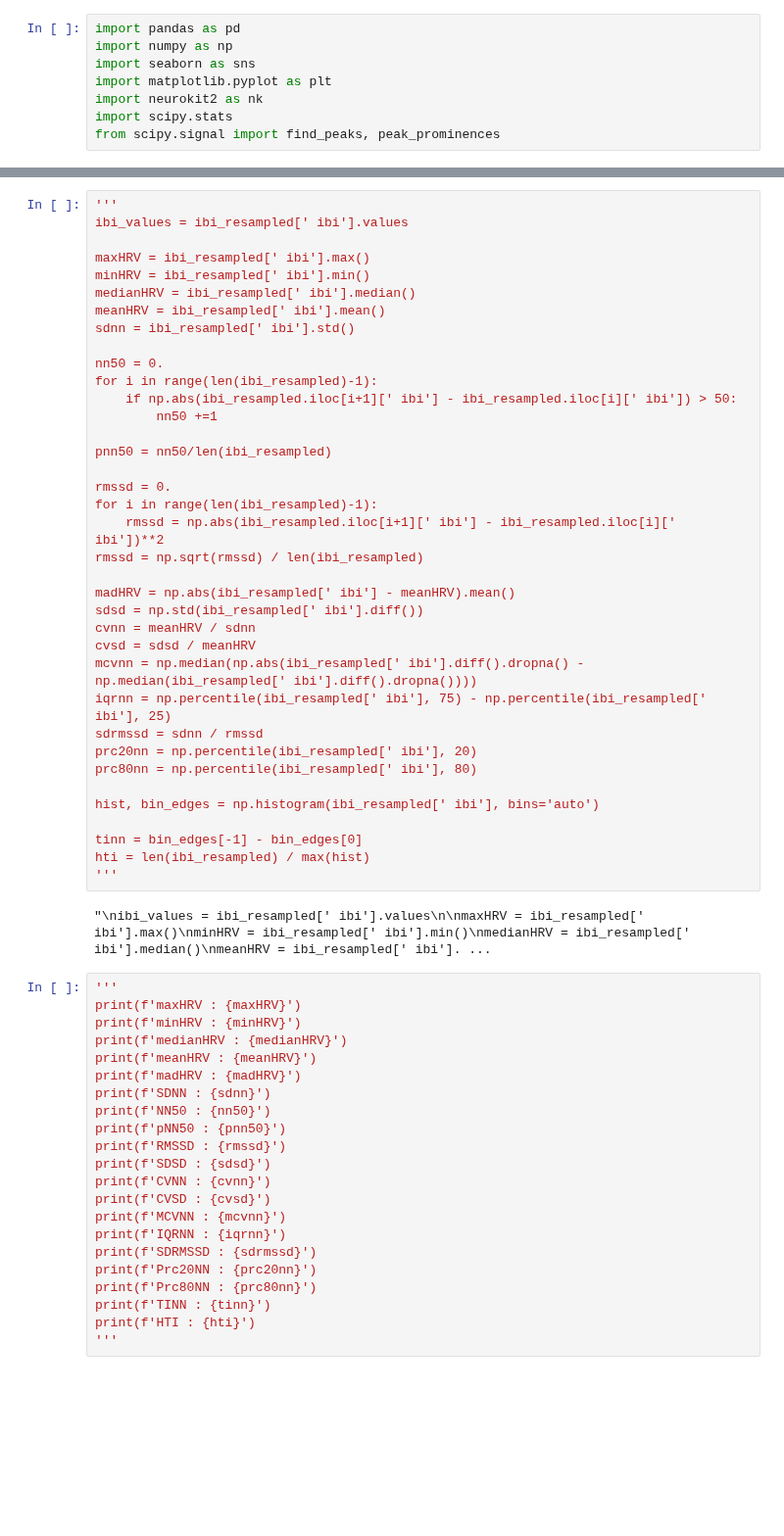
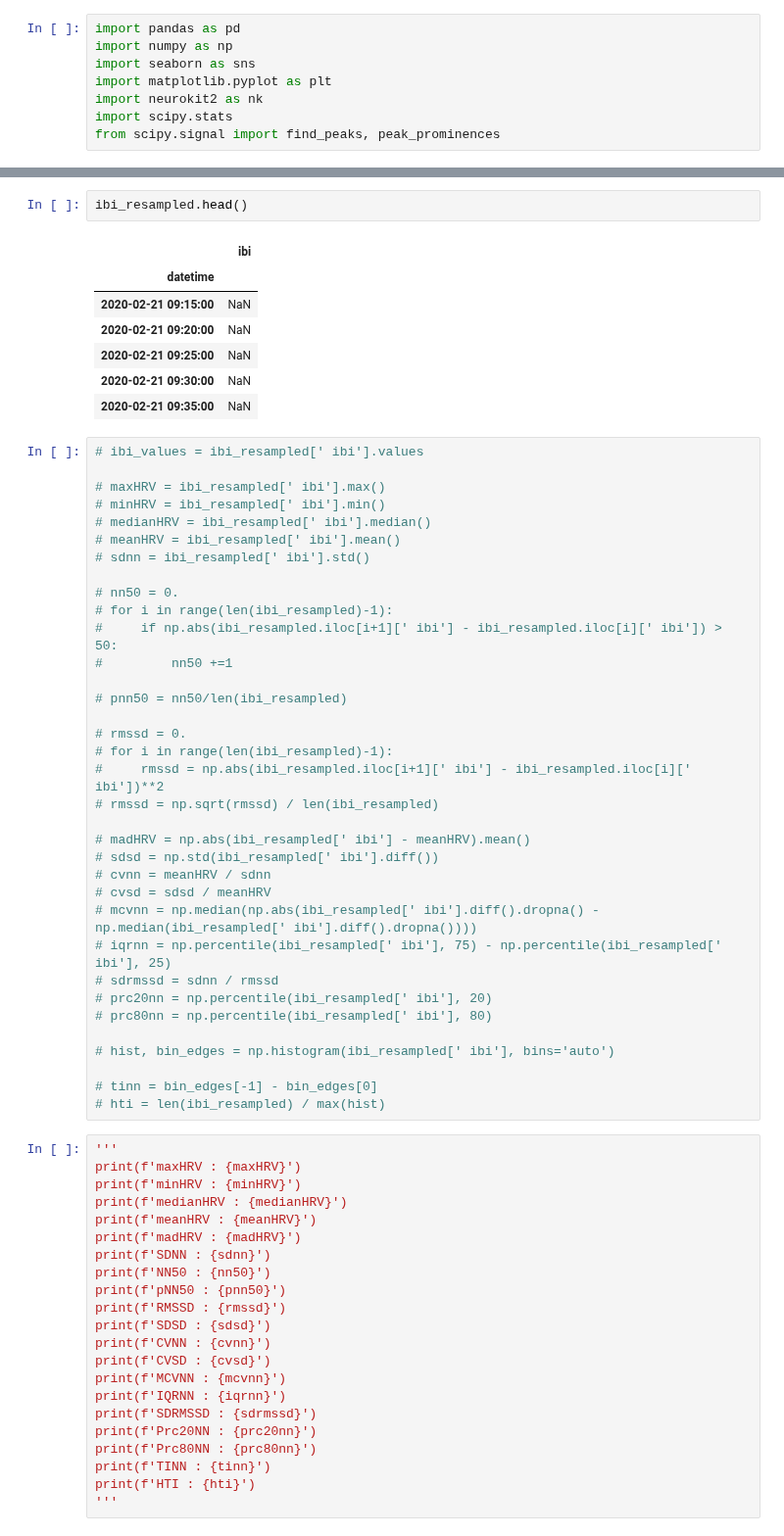
Before and after one commit to mingg12/engineering-newFork, a Jupyter notebook: feature_engineering_hrv.ipynb, the cells around one changed output, grey strips where cells are left out. Shown at 98% size. Saved outputs shown, nothing was run; the diff lists cells and outputs as text; blank space fills up the shorter version.

```diff
--- a/feature_engineering_hrv.ipynb
+++ b/feature_engineering_hrv.ipynb
@@ -23,42 +42,48 @@ from scipy.signal import find_peaks, peak_prominences
+# %%
+ibi_resampled.head()
+# %% [output]
+|  | ibi |
+| datetime |  |
+| 2020-02-21 09:15:00 | NaN |
+| 2020-02-21 09:20:00 | NaN |
+| 2020-02-21 09:25:00 | NaN |
+| 2020-02-21 09:30:00 | NaN |
+| 2020-02-21 09:35:00 | NaN |
 # %%
-'''
-ibi_values = ibi_resampled[' ibi'].values
+# ibi_values = ibi_resampled[' ibi'].values
 
-maxHRV = ibi_resampled[' ibi'].max()
-minHRV = ibi_resampled[' ibi'].min()
-medianHRV = ibi_resampled[' ibi'].median()
-meanHRV = ibi_resampled[' ibi'].mean()
-sdnn = ibi_resampled[' ibi'].std()
+# maxHRV = ibi_resampled[' ibi'].max()
+# minHRV = ibi_resampled[' ibi'].min()
+# medianHRV = ibi_resampled[' ibi'].median()
+# meanHRV = ibi_resampled[' ibi'].mean()
+# sdnn = ibi_resampled[' ibi'].std()
 
-nn50 = 0.
-for i in range(len(ibi_resampled)-1):
-    if np.abs(ibi_resampled.iloc[i+1][' ibi'] - ibi_resampled.iloc[i][' ibi']) > 50:
-        nn50 +=1
+# nn50 = 0.
+# for i in range(len(ibi_resampled)-1):
+#     if np.abs(ibi_resampled.iloc[i+1][' ibi'] - ibi_resampled.iloc[i][' ibi']) > 50:
+#         nn50 +=1
 
-pnn50 = nn50/len(ibi_resampled)
+# pnn50 = nn50/len(ibi_resampled)
 
-rmssd = 0.
-for i in range(len(ibi_resampled)-1):
-    rmssd = np.abs(ibi_resampled.iloc[i+1][' ibi'] - ibi_resampled.iloc[i][' ibi'])**2
-rmssd = np.sqrt(rmssd) / len(ibi_resampled)
+# rmssd = 0.
+# for i in range(len(ibi_resampled)-1):
+#     rmssd = np.abs(ibi_resampled.iloc[i+1][' ibi'] - ibi_resampled.iloc[i][' ibi'])**2
+# rmssd = np.sqrt(rmssd) / len(ibi_resampled)
 
-madHRV = np.abs(ibi_resampled[' ibi'] - meanHRV).mean()
-sdsd = np.std(ibi_resampled[' ibi'].diff())
-cvnn = meanHRV / sdnn
-cvsd = sdsd / meanHRV
-mcvnn = np.median(np.abs(ibi_resampled[' ibi'].diff().dropna() - np.median(ibi_resampled[' ibi'].diff().dropna())))
-iqrnn = np.percentile(ibi_resampled[' ibi'], 75) - np.percentile(ibi_resampled[' ibi'], 25)
-sdrmssd = sdnn / rmssd
-prc20nn = np.percentile(ibi_resampled[' ibi'], 20)
-prc80nn = np.percentile(ibi_resampled[' ibi'], 80)
+# madHRV = np.abs(ibi_resampled[' ibi'] - meanHRV).mean()
+# sdsd = np.std(ibi_resampled[' ibi'].diff())
+# cvnn = meanHRV / sdnn
+# cvsd = sdsd / meanHRV
+# mcvnn = np.median(np.abs(ibi_resampled[' ibi'].diff().dropna() - np.median(ibi_resampled[' ibi'].diff().dropna())))
+# iqrnn = np.percentile(ibi_resampled[' ibi'], 75) - np.percentile(ibi_resampled[' ibi'], 25)
+# sdrmssd = sdnn / rmssd
+# prc20nn = np.percentile(ibi_resampled[' ibi'], 20)
+# prc80nn = np.percentile(ibi_resampled[' ibi'], 80)
 
-hist, bin_edges = np.histogram(ibi_resampled[' ibi'], bins='auto')
+# hist, bin_edges = np.histogram(ibi_resampled[' ibi'], bins='auto')
 
-tinn = bin_edges[-1] - bin_edges[0]
-hti = len(ibi_resampled) / max(hist)
-'''
+# tinn = bin_edges[-1] - bin_edges[0]
+# hti = len(ibi_resampled) / max(hist)
-# %% [output]
-"\nibi_values = ibi_resampled[' ibi'].values\n\nmaxHRV = ibi_resampled[' ibi'].max()\nminHRV = ibi_resampled[' ibi'].min()\nmedianHRV = ibi_resampled[' ibi'].median()\nmeanHRV = ibi_resampled[' ibi']. ...
 # %%
 '''
 print(f'maxHRV : {maxHRV}')
```
Also changed, not shown: parts of 20 cells of this notebook.
